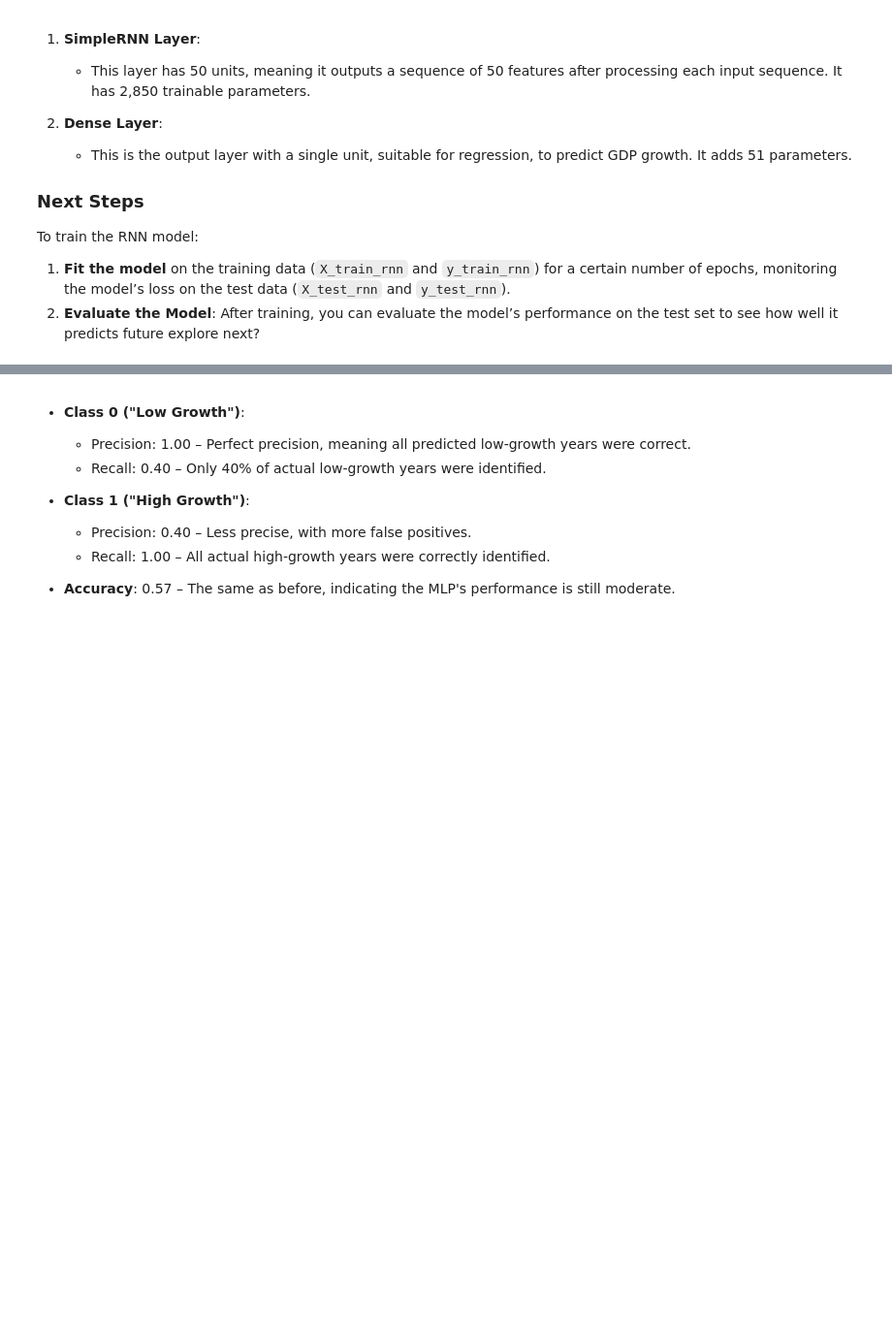
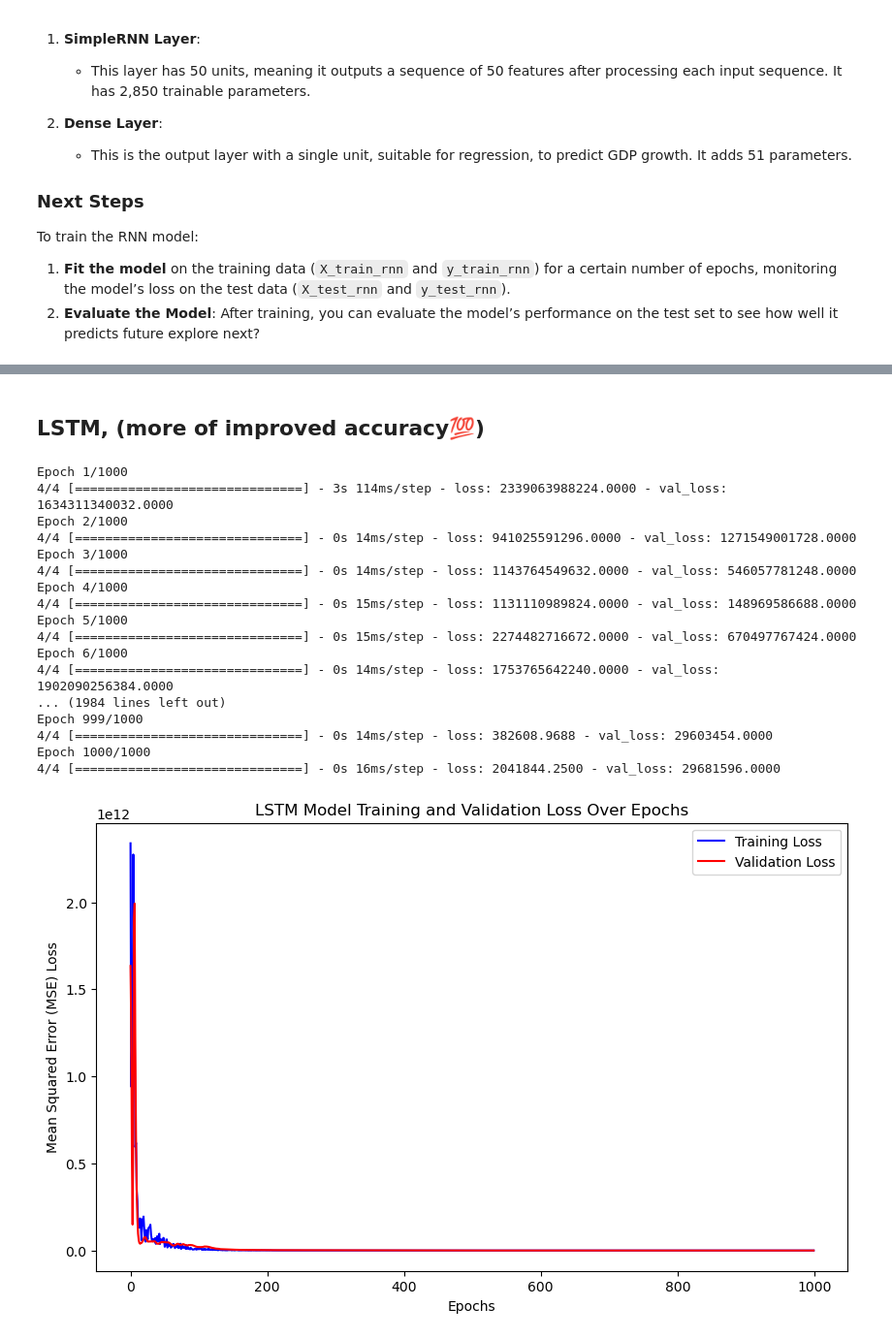
Before and after one commit to MadScie254/Masters_DS_1_1, a Jupyter notebook: proof.ipynb, the cells around one changed output, grey strips where cells are left out. Shown: that part at 97% size. Drawn from its saved outputs; the diff is of its cells as text; code cells hidden in the pictures; blank space fills up the shorter version.

```diff
--- a/proof.ipynb
+++ b/proof.ipynb
@@ -273,10 +273,53 @@ Test RMSE: 19359.127870224187
-# %% [markdown]
-- **Class 0 ("Low Growth")**:
-  - Precision: 1.00 – Perfect precision, meaning all predicted low-growth years were correct.
-  - Recall: 0.40 – Only 40% of actual low-growth years were identified.
-
-- **Class 1 ("High Growth")**:
-  - Precision: 0.40 – Less precise, with more false positives.
-  - Recall: 1.00 – All actual high-growth years were correctly identified.
-
-- **Accuracy**: 0.57 – The same as before, indicating the MLP's performance is still moderate.
+# %% [markdown]
+## LSTM, (more of improved accuracy💯)
+# %%
+from tensorflow.keras.layers import LSTM, Dropout
+from sklearn.metrics import mean_squared_error
+from math import sqrt
+import matplotlib.pyplot as plt
+
+# Redefine the model with LSTM
+lstm_model = Sequential()
+lstm_model.add(LSTM(50, activation='relu', input_shape=(sequence_length, len(features))))
+lstm_model.add(Dropout(0.2))  # Add dropout for regularization
+lstm_model.add(Dense(1))  # Output layer for regression
+
+# Compile the LSTM model
+lstm_model.compile(optimizer='adam', loss='mse')
+
+# Train the LSTM model
+history_lstm = lstm_model.fit(X_train_rnn, y_train_rnn, epochs=1000, batch_size=4, validation_data=(X_test_rnn, y_test_rnn), verbose=1)
+
+# Plot training and validation loss for LSTM model
+plt.figure(figsize=(10, 6))
+plt.plot(history_lstm.history['loss'], label='Training Loss', color='blue')
+plt.plot(history_lstm.history['val_loss'], label='Validation Loss', color='red')
+plt.xlabel("Epochs")
+plt.ylabel("Mean Squared Error (MSE) Loss")
+plt.title("LSTM Model Training and Validation Loss Over Epochs")
+plt.legend()
+plt.show()
+
+# Predict on the test set and calculate RMSE for LSTM model
+y_pred_lstm = lstm_model.predict(X_test_rnn)
+rmse_lstm = sqrt(mean_squared_error(y_test_rnn, y_pred_lstm))
+print("Test RMSE for LSTM Model:", rmse_lstm)
+# %% [output]
+Epoch 1/1000
+4/4 [==============================] - 3s 114ms/step - loss: 2339063988224.0000 - val_loss: 1634311340032.0000
+Epoch 2/1000
+4/4 [==============================] - 0s 14ms/step - loss: 941025591296.0000 - val_loss: 1271549001728.0000
+Epoch 3/1000
+4/4 [==============================] - 0s 14ms/step - loss: 1143764549632.0000 - val_loss: 546057781248.0000
+Epoch 4/1000
+4/4 [==============================] - 0s 15ms/step - loss: 1131110989824.0000 - val_loss: 148969586688.0000
+Epoch 5/1000
+4/4 [==============================] - 0s 15ms/step - loss: 2274482716672.0000 - val_loss: 670497767424.0000
+Epoch 6/1000
+4/4 [==============================] - 0s 14ms/step - loss: 1753765642240.0000 - val_loss: 1902090256384.0000
+... (1984 lines left out)
+Epoch 999/1000
+4/4 [==============================] - 0s 14ms/step - loss: 382608.9688 - val_loss: 29603454.0000
+Epoch 1000/1000
+4/4 [==============================] - 0s 16ms/step - loss: 2041844.2500 - val_loss: 29681596.0000
+[figure, added]
```
Also changed, not shown: parts of 4 cells of this notebook.
